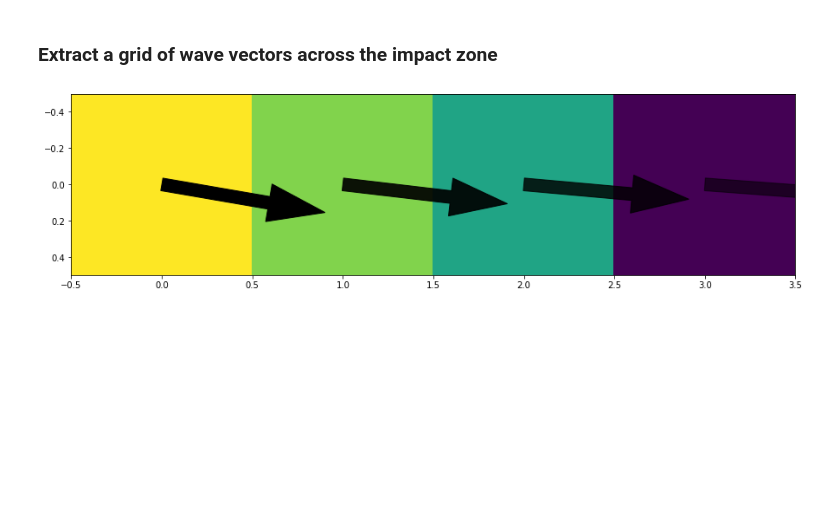
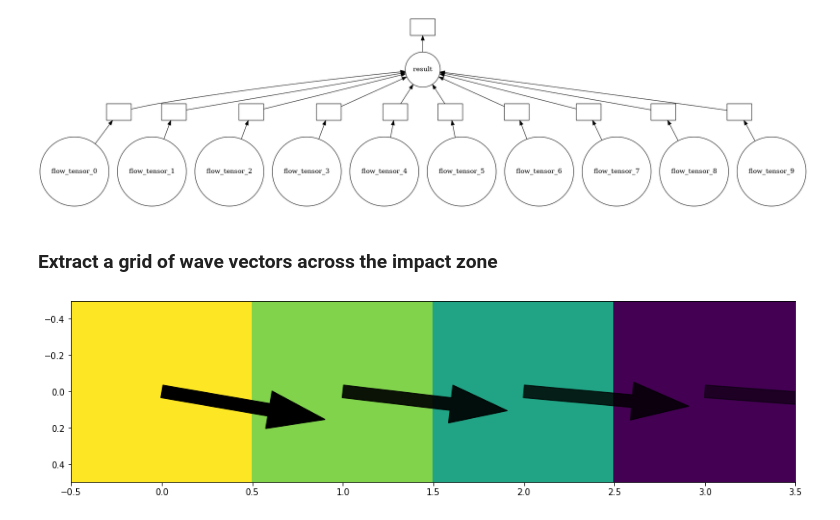
Before and after one commit to sjobeek/surfbreak, a Jupyter notebook: 03_perspective_transform.ipynb, the cells around one changed output. Cells and saved outputs as stored; diff of their text form; code cells hidden in the pictures; blank space fills up the shorter version.

Commit message:
Switched to explicit graph dictionaries and verified caching working as intended across sessions/interpreters

```diff
--- a/03_perspective_transform.ipynb
+++ b/03_perspective_transform.ipynb
@@ -5,14 +5,17 @@
 %autoreload 2
 # %%
 from surfbreak import detection
+import pipelines
 import dask
 import graphchain
 
-result = detection.detect_surfzone('./tmp/shirahama_1590387334_SURF-93cm.ts',
-                                   n_samples=10, draw_fit=True)
+flow_fit_graph = pipelines.vid_to_fit_mean_flow_graph('./tmp/shirahama_1590387334_SURF-93cm.ts', n_samples=10)
 
-with dask.config.set(num_workers=4, scheduler='threads', delayed_optimize=graphchain.optimize):
-        mean_flow, xrange, yrange = result.compute()
+with dask.config.set(num_workers=4):
+    mean_flow, xrange, yrange = graphchain.get(flow_fit_graph, 'result', scheduler=dask.threaded.get)
+
+print(mean_flow.shape)
+print(xrange, yrange)
 # %% [output]
 Video subsample start times (seconds): [0, 120, 240, 360, 480, 600, 720, 840, 960, 1080]
 Decoding ./tmp/shirahama_1590387334_SURF-93cm.ts  Duration: 20.1m (1204.98s)  FPS: 60.0  Emitting 1/2 of frames
@@ -35,3 +47,7 @@ print(xrange, yrange)
+# %%
+dask.visualize(flow_fit_graph)
+# %% [output]
+[figure, added]
 # %% [markdown]
 ### Extract a grid of wave vectors across the impact zone
 # %%
```
Also changed, not shown: parts of 3 cells of this notebook, 4 other files.
